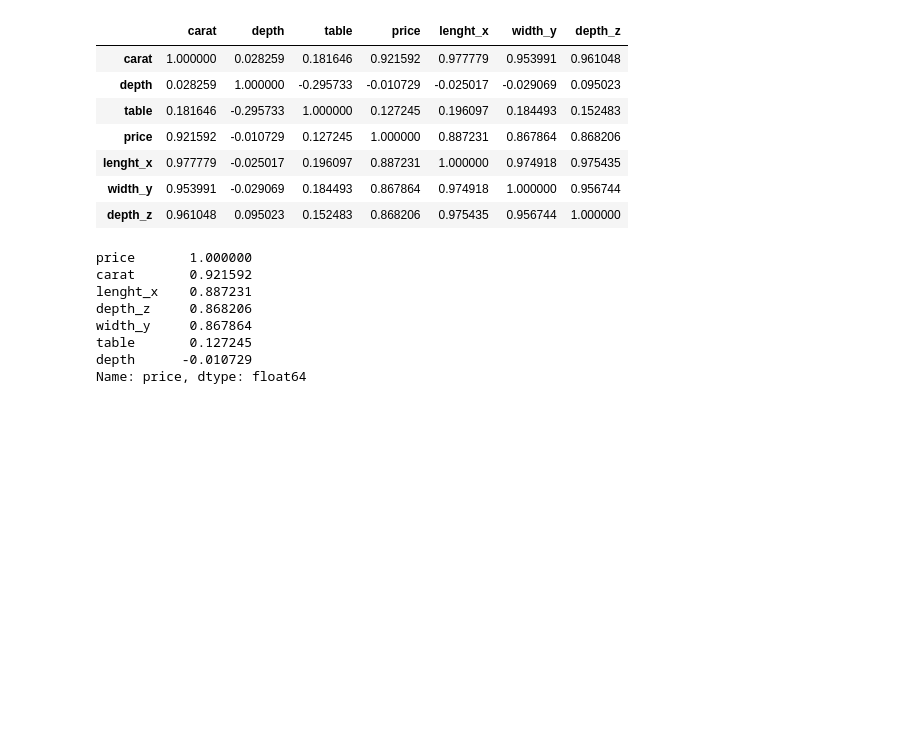
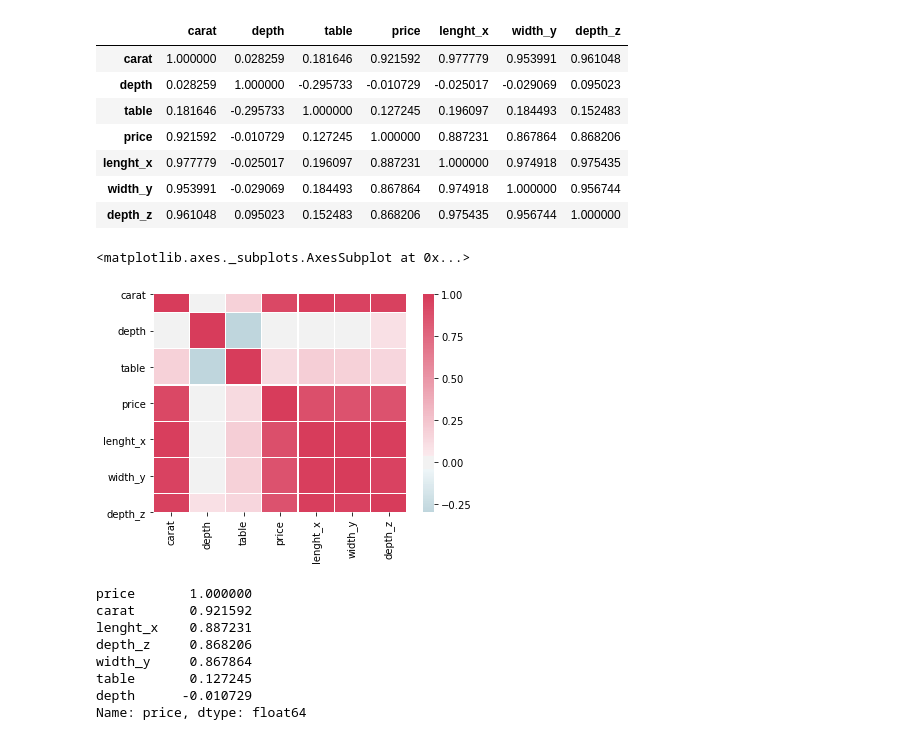
Before and after one commit to mxaxrxkx/ds_diamonds_project, a Jupyter notebook: diamonds_eda.ipynb, the cells around one changed output. Saved outputs shown, nothing was run; the diff lists cells and outputs as text; code cells hidden in the pictures; blank space fills up the shorter version.

```diff
--- a/diamonds_eda.ipynb
+++ b/diamonds_eda.ipynb
@@ -229,6 +228,13 @@ corr_matrix
 | lenght_x | 0.977779 | -0.025017 | 0.196097 | 0.887231 | 1.000000 | 0.974918 | 0.975435 |
 | width_y | 0.953991 | -0.029069 | 0.184493 | 0.867864 | 0.974918 | 1.000000 | 0.956744 |
 | depth_z | 0.961048 | 0.095023 | 0.152483 | 0.868206 | 0.975435 | 0.956744 | 1.000000 |
+# %%
+cmap = sns.diverging_palette(220, 5, as_cmap=True)
+sns.heatmap(diamonds.corr(), center=0, cmap=cmap,
+            square=True, linewidths=.2)
+# %% [output]
+<matplotlib.axes._subplots.AxesSubplot at 0x...>
+[figure, added]
 # %%
 corr_matrix['price'].sort_values(ascending=False)
 # %% [output]
```
Also changed, not shown: parts of 19 cells of this notebook, 2 other files.
